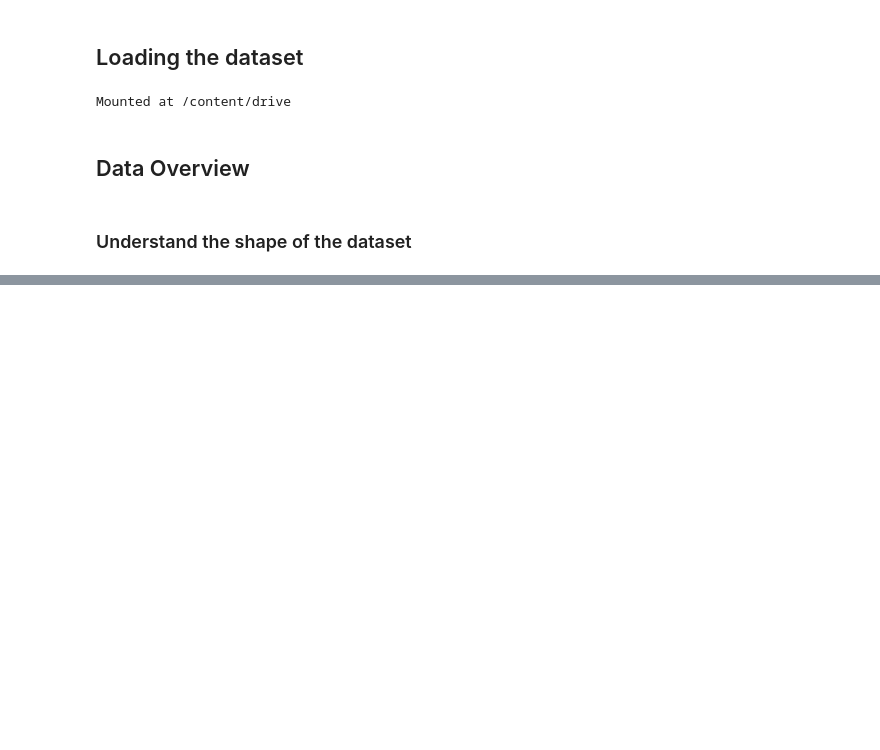
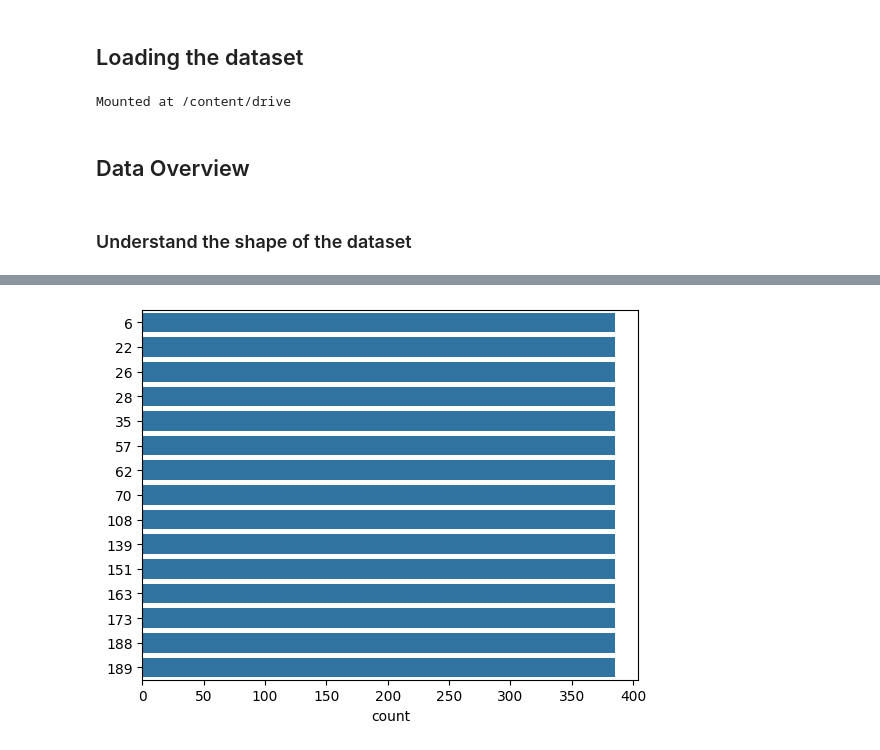
Before and after one commit to xinaxm4/Group1_Assignment, a Jupyter notebook: AI_Homework_2.ipynb, the cells around one changed output, grey strips where cells are left out. Saved outputs shown, nothing was run; the diff lists cells and outputs as text; code cells hidden in the pictures; blank space fills up the shorter version.

```diff
--- a/AI_Homework_2.ipynb
+++ b/AI_Homework_2.ipynb
@@ -88,0 +118,6 @@ all_classes
+# %%
+# Creating a small countplot of our classes to see if they're imbalanced
+sns.countplot(y=labels)
+plt.xticks(rotation='horizontal');
+# %% [output]
+[figure, added]
```
Also changed, not shown: parts of 5 cells of this notebook.
